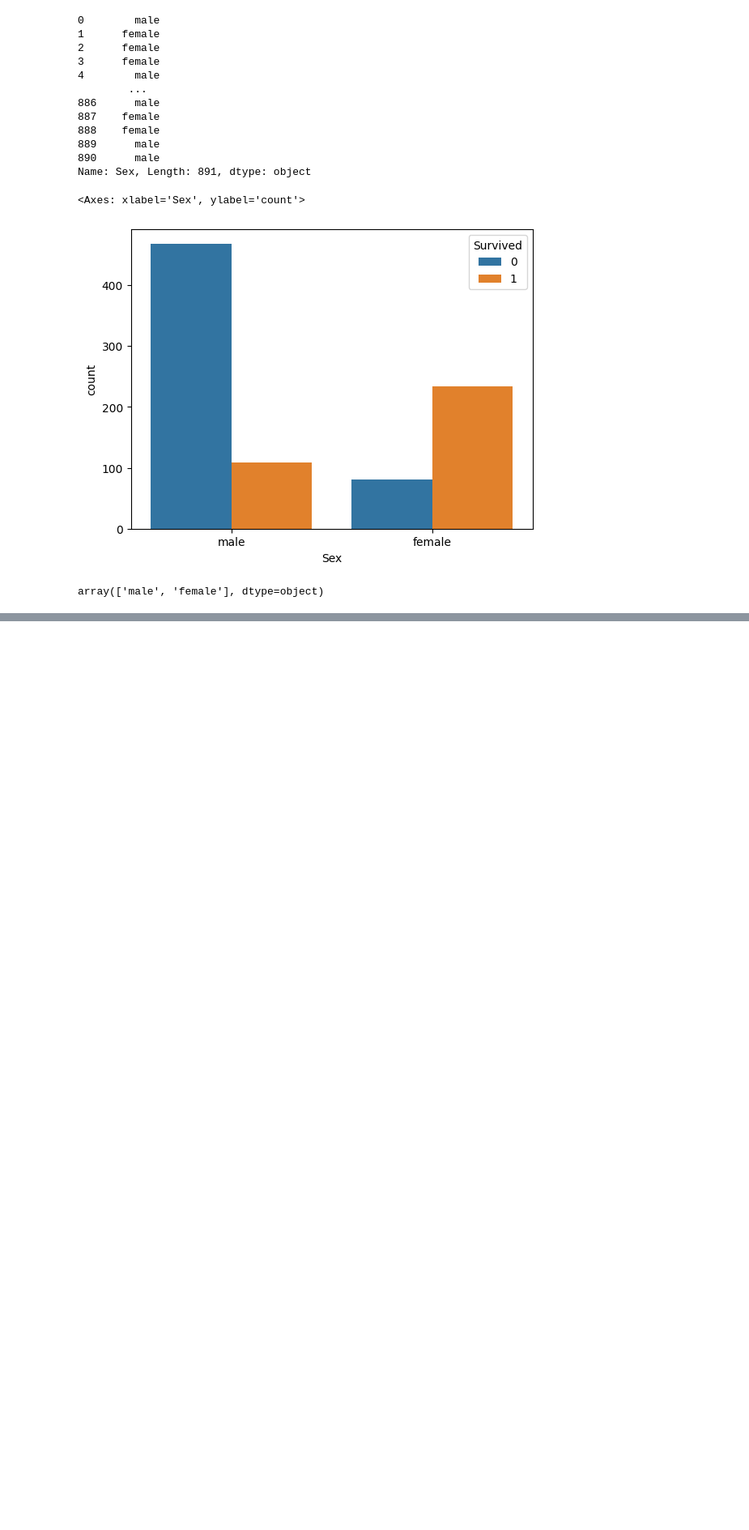
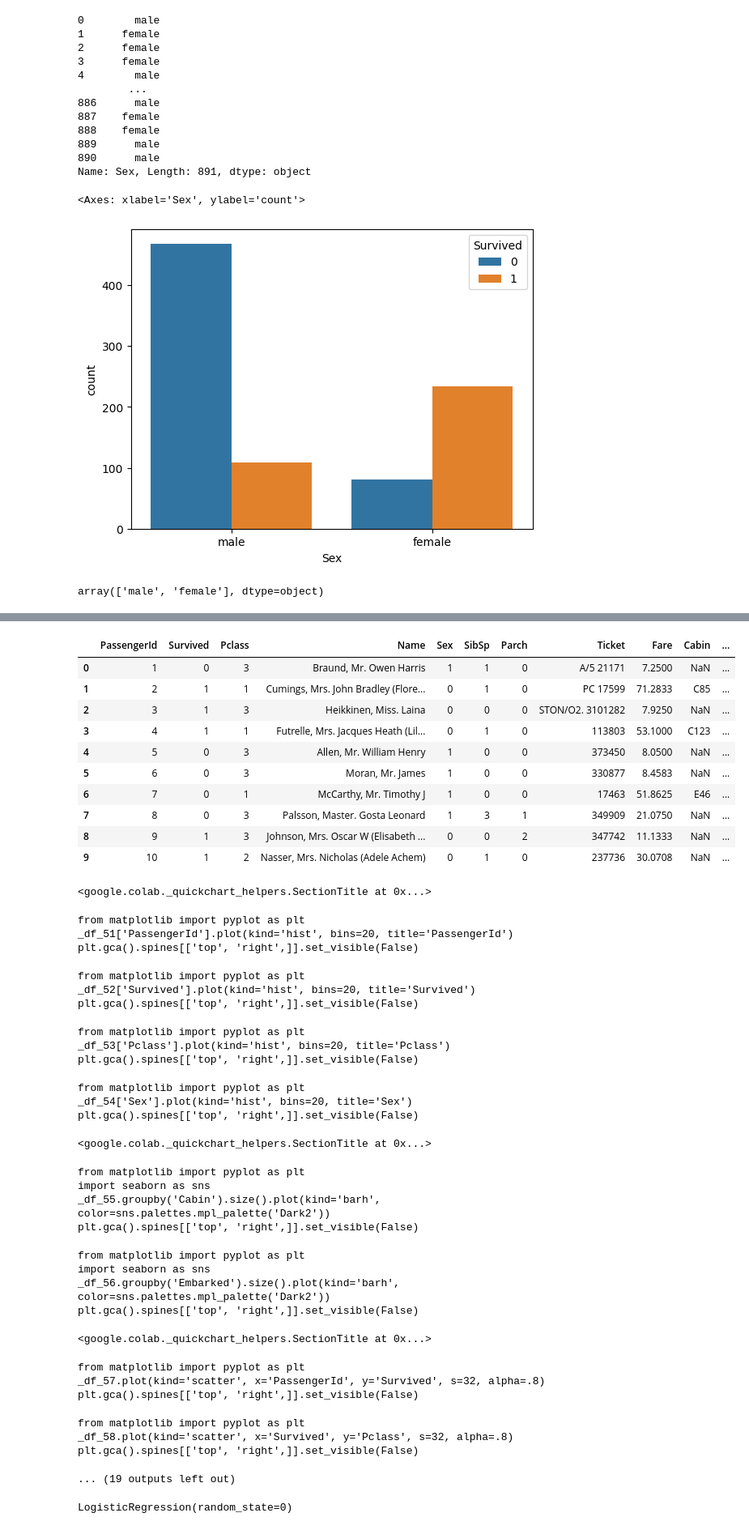
Before and after one commit to Nuthanmc/Codsoft-Internship, a Jupyter notebook: CODSOFT_task_1.ipynb, the cells around one changed output, grey strips where cells are left out. Shown at 81% size. Drawn from its saved outputs; the diff is of its cells as text; code cells hidden in the pictures; blank space fills up the shorter version.

```diff
--- a/CODSOFT_task_1.ipynb
+++ b/CODSOFT_task_1.ipynb
@@ -102,0 +188,47 @@ array(['male', 'female'], dtype=object)
+# %%
+df=df.drop(['Age'], axis=1)
+# %%
+df_final = df
+df_final.head(10)
+# %% [output]
+|  | PassengerId | Survived | Pclass | Name | Sex | SibSp | Parch | Ticket | Fare | Cabin | ... |
+| 0 | 1 | 0 | 3 | Braund, Mr. Owen Harris | 1 | 1 | 0 | A/5 21171 | 7.2500 | NaN | ... |
+| 1 | 2 | 1 | 1 | Cumings, Mrs. John Bradley (Flore... | 0 | 1 | 0 | PC 17599 | 71.2833 | C85 | ... |
+| 2 | 3 | 1 | 3 | Heikkinen, Miss. Laina | 0 | 0 | 0 | STON/O2. 3101282 | 7.9250 | NaN | ... |
+| 3 | 4 | 1 | 1 | Futrelle, Mrs. Jacques Heath (Lil... | 0 | 1 | 0 | 113803 | 53.1000 | C123 | ... |
+| 4 | 5 | 0 | 3 | Allen, Mr. William Henry | 1 | 0 | 0 | 373450 | 8.0500 | NaN | ... |
+| 5 | 6 | 0 | 3 | Moran, Mr. James | 1 | 0 | 0 | 330877 | 8.4583 | NaN | ... |
+| 6 | 7 | 0 | 1 | McCarthy, Mr. Timothy J | 1 | 0 | 0 | 17463 | 51.8625 | E46 | ... |
+| 7 | 8 | 0 | 3 | Palsson, Master. Gosta Leonard | 1 | 3 | 1 | 349909 | 21.0750 | NaN | ... |
+| 8 | 9 | 1 | 3 | Johnson, Mrs. Oscar W (Elisabeth ... | 0 | 0 | 2 | 347742 | 11.1333 | NaN | ... |
+| 9 | 10 | 1 | 2 | Nasser, Mrs. Nicholas (Adele Achem) | 0 | 1 | 0 | 237736 | 30.0708 | NaN | ... |
+<google.colab._quickchart_helpers.SectionTitle at 0x...>
+from matplotlib import pyplot as plt
+_df_51['PassengerId'].plot(kind='hist', bins=20, title='PassengerId')
+plt.gca().spines[['top', 'right',]].set_visible(False)
+from matplotlib import pyplot as plt
+_df_52['Survived'].plot(kind='hist', bins=20, title='Survived')
+plt.gca().spines[['top', 'right',]].set_visible(False)
+from matplotlib import pyplot as plt
+_df_53['Pclass'].plot(kind='hist', bins=20, title='Pclass')
+plt.gca().spines[['top', 'right',]].set_visible(False)
+from matplotlib import pyplot as plt
+_df_54['Sex'].plot(kind='hist', bins=20, title='Sex')
+plt.gca().spines[['top', 'right',]].set_visible(False)
+<google.colab._quickchart_helpers.SectionTitle at 0x...>
+from matplotlib import pyplot as plt
+import seaborn as sns
+_df_55.groupby('Cabin').size().plot(kind='barh', color=sns.palettes.mpl_palette('Dark2'))
+plt.gca().spines[['top', 'right',]].set_visible(False)
+from matplotlib import pyplot as plt
+import seaborn as sns
+_df_56.groupby('Embarked').size().plot(kind='barh', color=sns.palettes.mpl_palette('Dark2'))
+plt.gca().spines[['top', 'right',]].set_visible(False)
+<google.colab._quickchart_helpers.SectionTitle at 0x...>
+from matplotlib import pyplot as plt
+_df_57.plot(kind='scatter', x='PassengerId', y='Survived', s=32, alpha=.8)
+plt.gca().spines[['top', 'right',]].set_visible(False)
+from matplotlib import pyplot as plt
+_df_58.plot(kind='scatter', x='Survived', y='Pclass', s=32, alpha=.8)
+plt.gca().spines[['top', 'right',]].set_visible(False)
+... (19 outputs left out)
@@ -102,0 +241,7 @@ array(['male', 'female'], dtype=object)
+# %%
+from sklearn.linear_model import LogisticRegression
+
+log = LogisticRegression(random_state=0)
+log.fit(X_train, Y_train)
+# %% [output]
+LogisticRegression(random_state=0)
```
Also changed, not shown: parts of 9 cells of this notebook.
